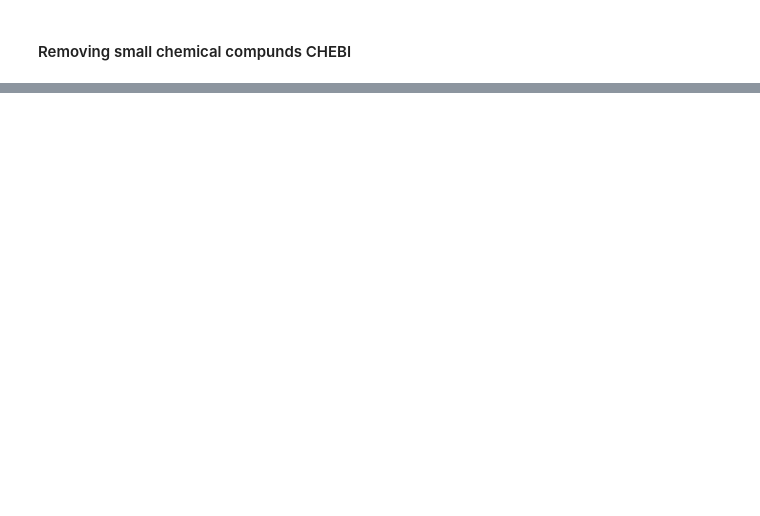
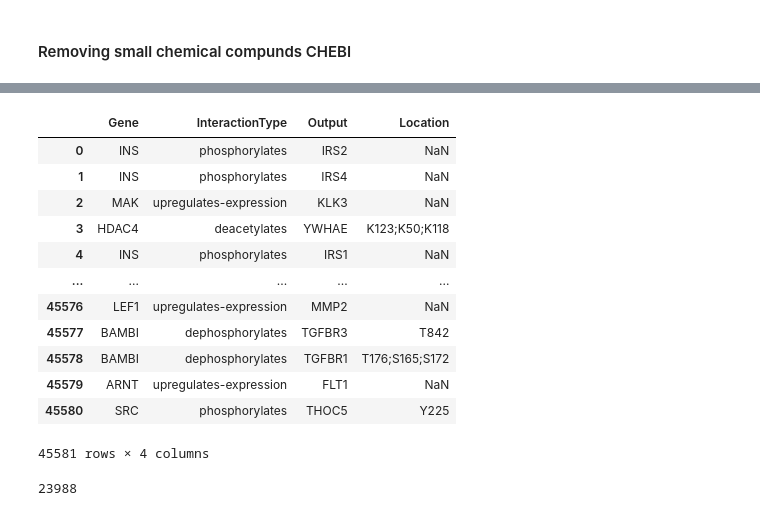
Before and after one commit to KisanThapa/GeneMutationClassification, a Jupyter notebook: notebook.ipynb, the cells around one changed output, grey strips where cells are left out. Drawn from its saved outputs; the diff is of its cells as text; code cells hidden in the pictures; blank space fills up the shorter version.

```diff
--- a/notebook.ipynb
+++ b/notebook.ipynb
@@ -193,0 +224,23 @@ Name: Action, dtype: int64
+# %%
+#Deleting URL column from causal priors
+causal_pr = causal_pr[['Gene', 'InteractionType', 'Output', 'Location']]
+causal_pr
+# %% [output]
+|  | Gene | InteractionType | Output | Location |
+| 0 | INS | phosphorylates | IRS2 | NaN |
+| 1 | INS | phosphorylates | IRS4 | NaN |
+| 2 | MAK | upregulates-expression | KLK3 | NaN |
+| 3 | HDAC4 | deacetylates | YWHAE | K123;K50;K118 |
+| 4 | INS | phosphorylates | IRS1 | NaN |
+| ... | ... | ... | ... | ... |
+| 45576 | LEF1 | upregulates-expression | MMP2 | NaN |
+| 45577 | BAMBI | dephosphorylates | TGFBR3 | T842 |
+| 45578 | BAMBI | dephosphorylates | TGFBR1 | T176;S165;S172 |
+| 45579 | ARNT | upregulates-expression | FLT1 | NaN |
+| 45580 | SRC | phosphorylates | THOC5 | Y225 |
+45581 rows × 4 columns
+# %%
+# Counting NaN location values in causal priors
+causal_pr['Location'].isna().sum()
+# %% [output]
+23988
```
Also changed, not shown: parts of 20 cells of this notebook, 3 other files.
